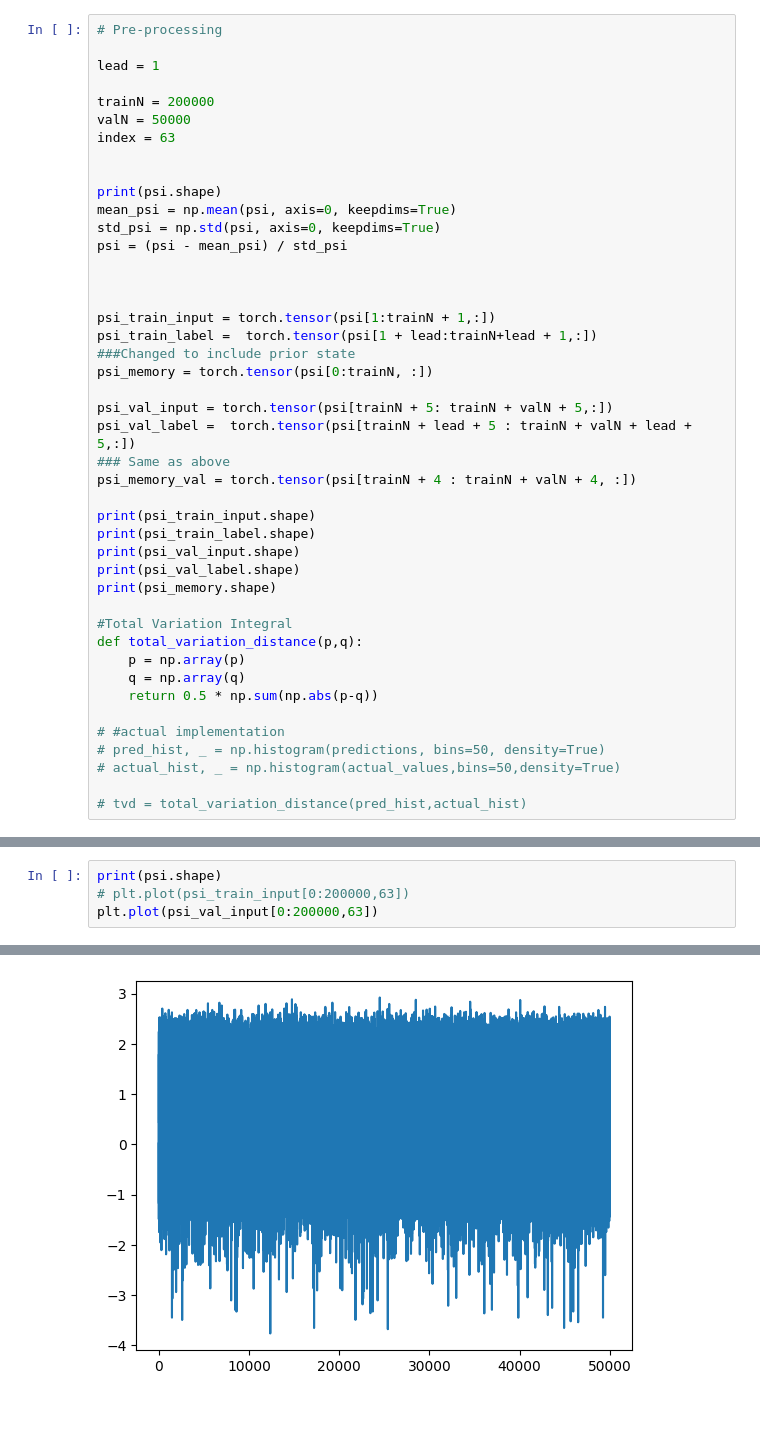
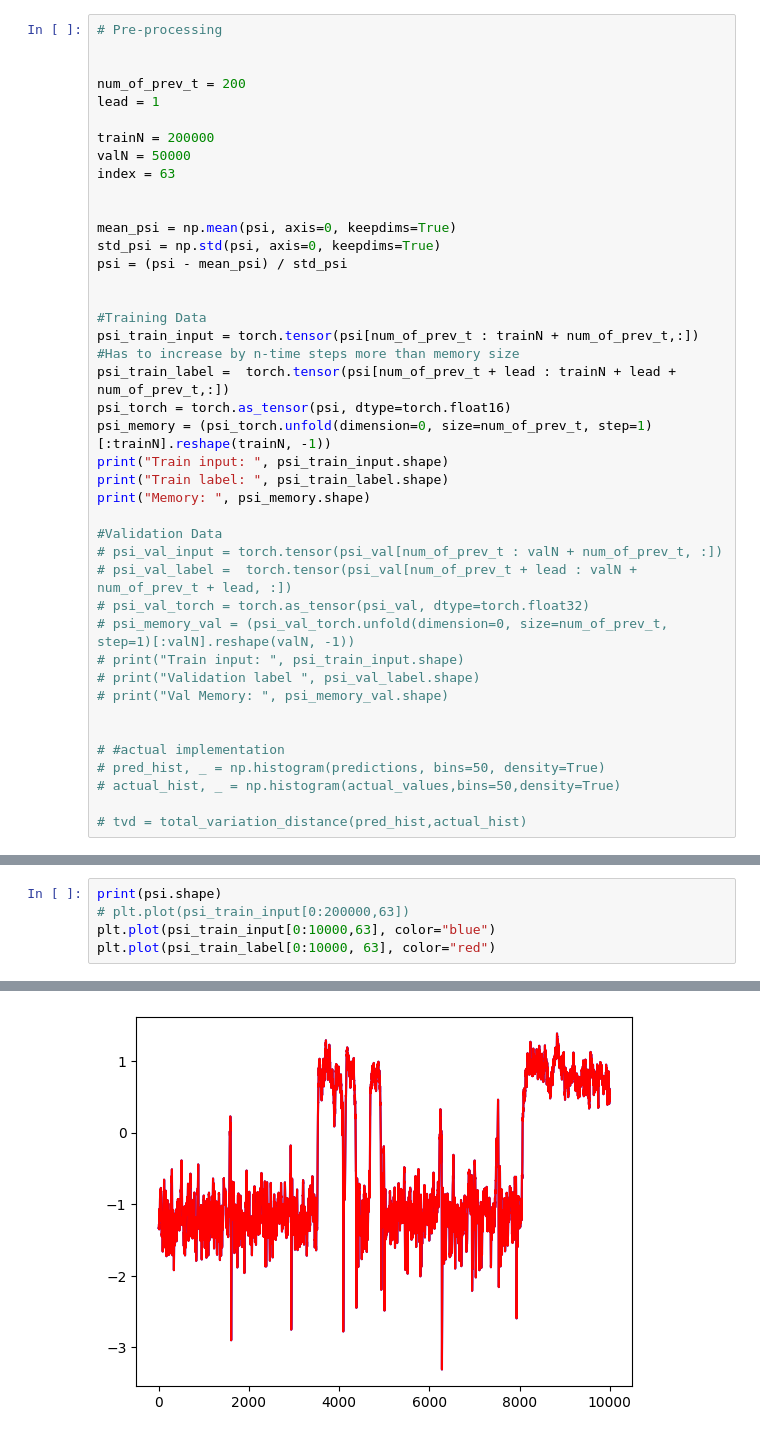
Before and after one commit to fabio2-uchi/modified_code, a Jupyter notebook: Archictures/vae_prior_state.ipynb, the cells around one changed output, grey strips where cells are left out. Drawn from its saved outputs; the diff is of its cells as text.

Commit message:
Prior stae general case working

```diff
--- a/Archictures/vae_prior_state.ipynb
+++ b/Archictures/vae_prior_state.ipynb
@@ -31,6 +24,8 @@ print(psi.shape)
 # %%
 # Pre-processing
 
+
+num_of_prev_t = 200
 lead = 1
 
 trainN = 200000
@@ -38,34 +33,29 @@ valN = 50000
 index = 63
 
 
-print(psi.shape)
 mean_psi = np.mean(psi, axis=0, keepdims=True)
 std_psi = np.std(psi, axis=0, keepdims=True)
 psi = (psi - mean_psi) / std_psi
 
 
+#Training Data
+psi_train_input = torch.tensor(psi[num_of_prev_t : trainN + num_of_prev_t,:]) #Has to increase by n-time steps more than memory size
+psi_train_label =  torch.tensor(psi[num_of_prev_t + lead : trainN + lead + num_of_prev_t,:])
+psi_torch = torch.as_tensor(psi, dtype=torch.float16)
+psi_memory = (psi_torch.unfold(dimension=0, size=num_of_prev_t, step=1)[:trainN].reshape(trainN, -1))
+print("Train input: ", psi_train_input.shape)
+print("Train label: ", psi_train_label.shape)
+print("Memory: ", psi_memory.shape)
 
-psi_train_input = torch.tensor(psi[1:trainN + 1,:])
-psi_train_label =  torch.tensor(psi[1 + lead:trainN+lead + 1,:])
-###Changed to include prior state
-psi_memory = torch.tensor(psi[0:trainN, :])
+#Validation Data
+# psi_val_input = torch.tensor(psi_val[num_of_prev_t : valN + num_of_prev_t, :])
+# psi_val_label =  torch.tensor(psi_val[num_of_prev_t + lead : valN + num_of_prev_t + lead, :])
+# psi_val_torch = torch.as_tensor(psi_val, dtype=torch.float32)
+# psi_memory_val = (psi_val_torch.unfold(dimension=0, size=num_of_prev_t, step=1)[:valN].reshape(valN, -1))
+# print("Train input: ", psi_train_input.shape)
+# print("Validation label ", psi_val_label.shape)
+# print("Val Memory: ", psi_memory_val.shape)
 
-psi_val_input = torch.tensor(psi[trainN + 5: trainN + valN + 5,:])
-psi_val_label =  torch.tensor(psi[trainN + lead + 5 : trainN + valN + lead + 5,:])
-### Same as above
-psi_memory_val = torch.tensor(psi[trainN + 4 : trainN + valN + 4, :])
-
-print(psi_train_input.shape)
-print(psi_train_label.shape)
-print(psi_val_input.shape)
-print(psi_val_label.shape)
-print(psi_memory.shape)
-
-#Total Variation Integral
-def total_variation_distance(p,q):
-	p = np.array(p)
-	q = np.array(q)
-	return 0.5 * np.sum(np.abs(p-q))
 
 # #actual implementation
 # pred_hist, _ = np.histogram(predictions, bins=50, density=True)
@@ -82,5 +69,6 @@ torch.Size([200000, 75])
 # %%
 print(psi.shape)
 # plt.plot(psi_train_input[0:200000,63])
-plt.plot(psi_val_input[0:200000,63])
+plt.plot(psi_train_input[0:10000,63], color="blue")
+plt.plot(psi_train_label[0:10000, 63], color="red")
 # %% [output]
@@ -88,5 +76,5 @@ plt.plot(psi_val_input[0:200000,63])
 [<matplotlib.lines.Line2D at 0x...>]
-[figure, old version]
+[figure, new version]
 # %%
 # Define the encoder (MLP)
 class Encoder(nn.Module):
```
Also changed, not shown: parts of 7 cells of this notebook.
